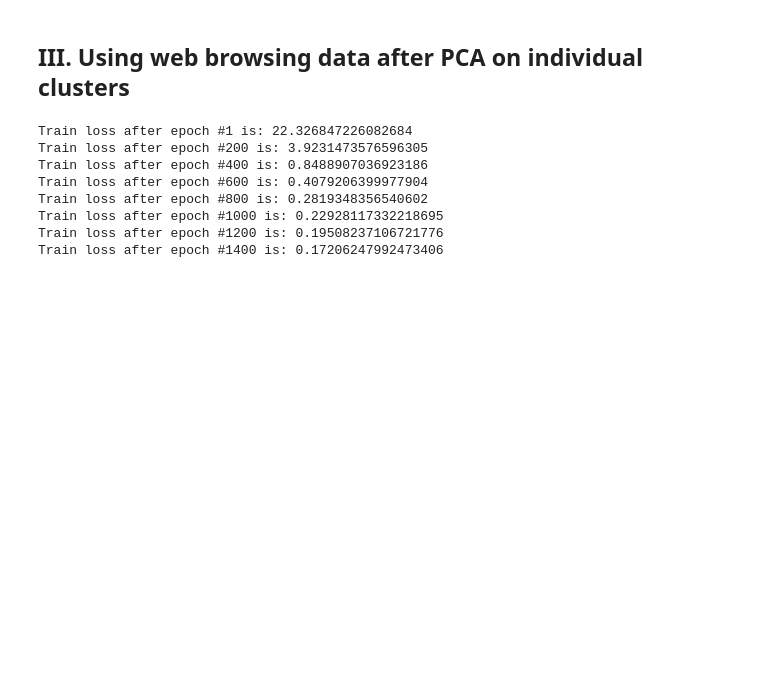
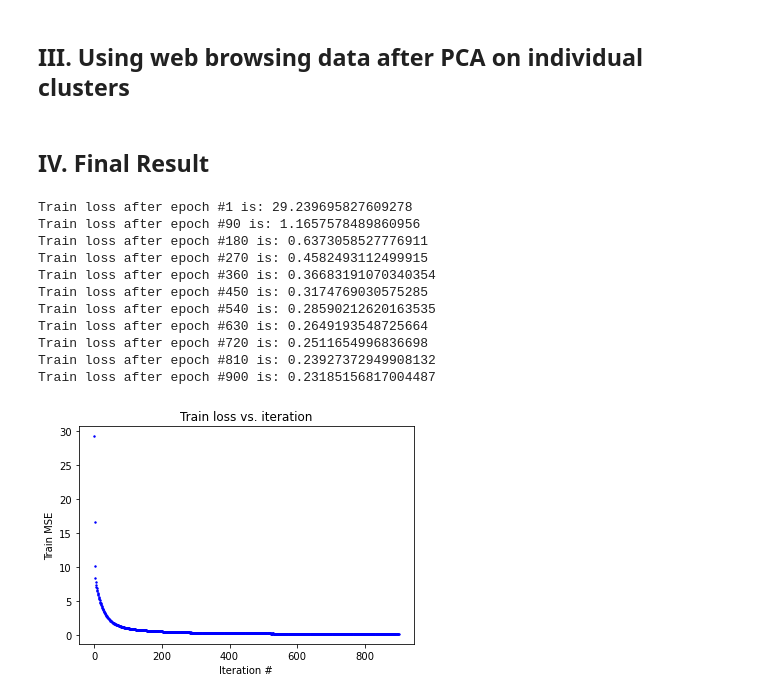
Before and after one commit to ZBoroda/math122-final, a Jupyter notebook: predict_ratings.ipynb, the cells around one changed output. Drawn from its saved outputs; the diff is of its cells as text; code cells hidden in the pictures; blank space fills up the shorter version.

```diff
--- a/predict_ratings.ipynb
+++ b/predict_ratings.ipynb
@@ -21,13 +21,13 @@ train, test = split_data('user_ratings.csv')
 FEATURE_SELECTION_METHODS = ["All features", "PCA", "KMeans then PCA", "all"]
 MATRIX_COMPLETION_METHODS = ["Use web features as initial user features", "Append web features"]
 
-FEATURE_SELECTION = FEATURE_SELECTION_METHODS[2] #set this to 0, 1, or 2, or 3 for "all"
-MATRIX_COMPLETION = MATRIX_COMPLETION_METHODS[1] #set this to 0 or 1
+FEATURE_SELECTION = FEATURE_SELECTION_METHODS[1] #set this to 0, 1, or 2, or 3 for "all"
+MATRIX_COMPLETION = MATRIX_COMPLETION_METHODS[0] #set this to 0 or 1
 
 #set hyperparameters here:
-learning_rate = 0.005
-num_epochs = 2000
-batch_size = 3000
+learning_rate = 0.006
+num_epochs = 900
+batch_size = 1000
 k = 15
 # %% [markdown]
 ## I. Using unmodified web browsing data as features
@@ -218,12 +236,46 @@ if FEATURE_SELECTION == "KMeans then PCA" or FEATURE_SELECTION == "all":
         print("Average test error (square root of MSE) for cluster #" + str(cluster_ind) + ":")
         print(np.sqrt(mse(test_ratings, predicted[test_rows_inds, test_cols_inds])))
         print()
-# %% [output]
-Train loss after epoch #1 is: 22.326847226082684
-Train loss after epoch #200 is: 3.9231473576596305
-Train loss after epoch #400 is: 0.8488907036923186
-Train loss after epoch #600 is: 0.4079206399977904
-Train loss after epoch #800 is: 0.2819348356540602
-Train loss after epoch #1000 is: 0.22928117332218695
-Train loss after epoch #1200 is: 0.19508237106721776
-Train loss after epoch #1400 is: 0.17206247992473406
+# %% [markdown]
+## IV. Final Result
+# %%
+row_id_to_ind = dict(zip(user_history['USER ID'].to_numpy(), range(len(user_history['USER ID'].to_numpy()))))
+n_rows = len(row_id_to_ind)
+col_id_to_ind = dict(zip(user_ratings['PRODUCT'].unique(), range(len(user_ratings['PRODUCT'].unique()))))
+n_cols = len(col_id_to_ind)
+
+reduced_features = PCA(user_history_indexed_normalized, user_history['USER ID'],
+                   spectrum_fraction_threshold=0.9, graph_spectrum_fractions=False)
+
+added_cols = reduced_features
+added_col_id_to_ind = dict(zip(added_cols.columns.to_numpy(), range(n_cols, n_cols+added_cols.shape[1])))
+all_cols_id_to_ind = {**col_id_to_ind, **added_col_id_to_ind}
+added_cols_melted = added_cols.reset_index(inplace=False).melt('USER ID', var_name='PRODUCT', value_name='RATING')
+n_all_cols = len(all_cols_id_to_ind)
+
+train_ratings = user_ratings['RATING']
+train_rows = user_ratings['USER ID']
+train_cols = user_ratings['PRODUCT']
+
+row_features = reduced_features.to_numpy()
+
+model = MatrixCompletionizationizer(n_rows, n_cols, row_features=row_features)
+predicted = model.train(train_rows, train_cols, train_ratings,
+                        row_id_to_ind, col_id_to_ind,
+                        num_epochs=num_epochs, batch_size=batch_size, learning_rate = learning_rate,
+                        print_loss = True, graph_loss = True)
+predictions = pd.DataFrame(predicted, columns = col_id_to_ind)
+predictions['USER_ID'] = row_id_to_ind
+# %% [output]
+Train loss after epoch #1 is: 29.239695827609278
+Train loss after epoch #90 is: 1.1657578489860956
+Train loss after epoch #180 is: 0.6373058527776911
+Train loss after epoch #270 is: 0.4582493112499915
+Train loss after epoch #360 is: 0.36683191070340354
+Train loss after epoch #450 is: 0.3174769030575285
+Train loss after epoch #540 is: 0.28590212620163535
+Train loss after epoch #630 is: 0.2649193548725664
+Train loss after epoch #720 is: 0.2511654996836698
+Train loss after epoch #810 is: 0.23927372949908132
+Train loss after epoch #900 is: 0.23185156817004487
+[figure, added]
```
Also changed, not shown: parts of 3 cells of this notebook.
